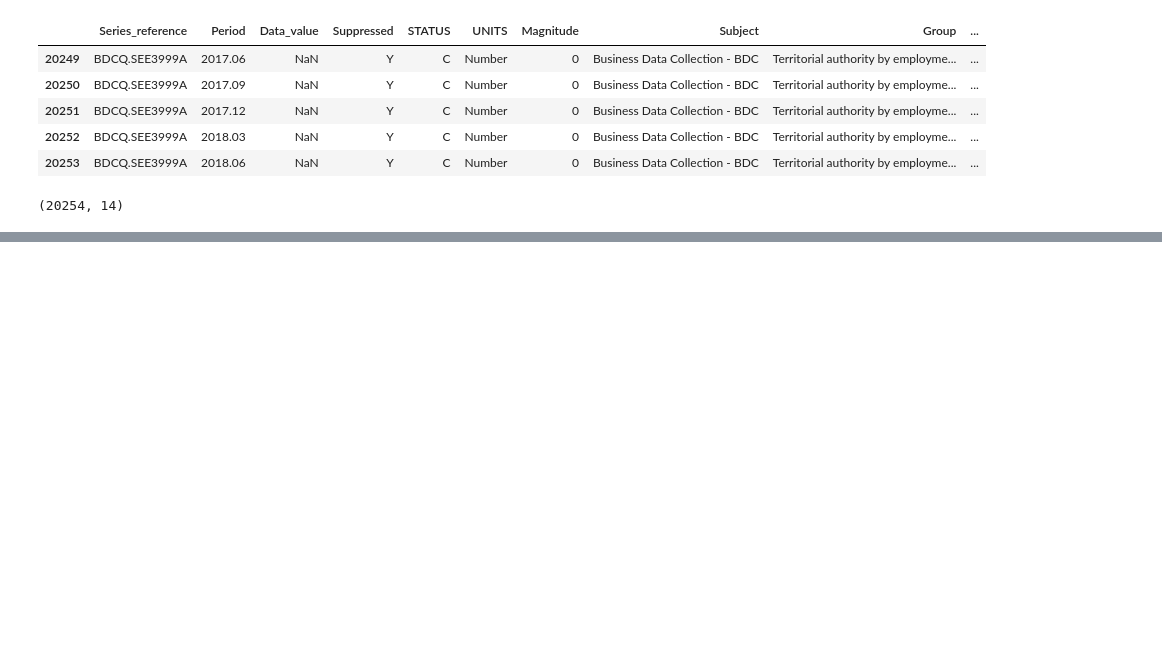
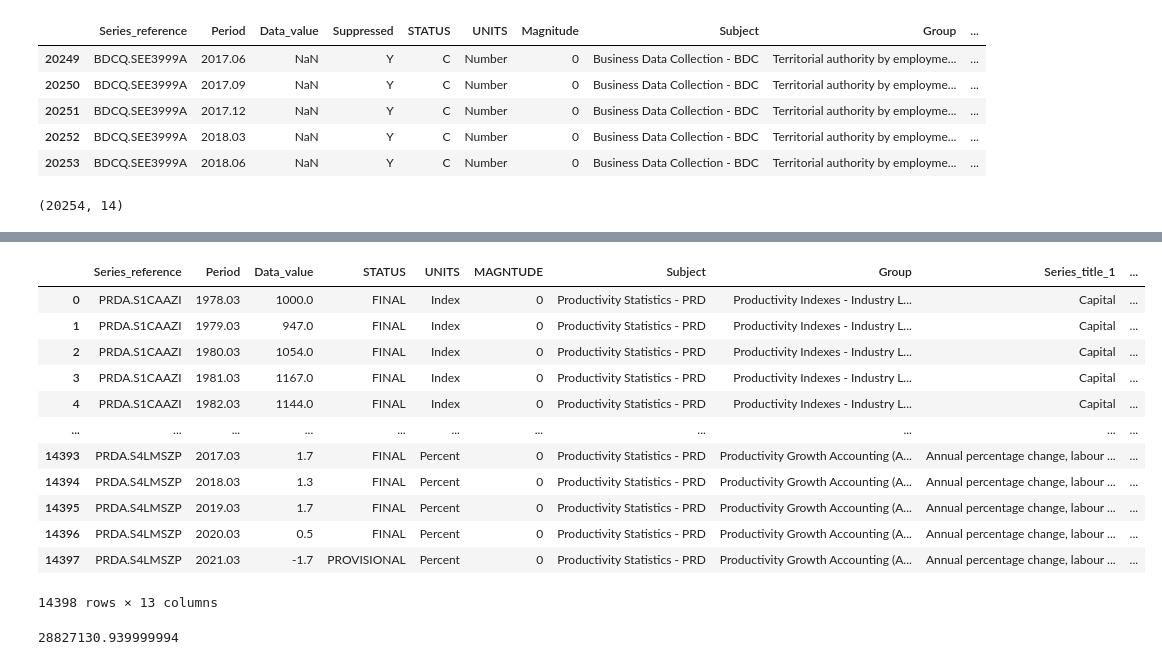
Before and after one commit to SHagitov/Study, a Jupyter notebook: Python/Data.ipynb, the cells around one changed output, grey strips where cells are left out. Saved outputs shown, nothing was run; the diff lists cells and outputs as text; code cells hidden in the pictures; blank space fills up the shorter version.

```diff
--- a/Python/Data.ipynb
+++ b/Python/Data.ipynb
@@ -106,0 +195,22 @@ df.shape
+# %%
+df = pd.read_csv('C:/Users/Marat SHagitov/Documents/GitHub/Study/Python/testXx.csv')
+# %%
+df
+# %% [output]
+|  | Series_reference | Period | Data_value | STATUS | UNITS | MAGNTUDE | Subject | Group | Series_title_1 | ... |
+| 0 | PRDA.S1CAAZI | 1978.03 | 1000.0 | FINAL | Index | 0 | Productivity Statistics - PRD | Productivity Indexes - Industry L... | Capital | ... |
+| 1 | PRDA.S1CAAZI | 1979.03 | 947.0 | FINAL | Index | 0 | Productivity Statistics - PRD | Productivity Indexes - Industry L... | Capital | ... |
+| 2 | PRDA.S1CAAZI | 1980.03 | 1054.0 | FINAL | Index | 0 | Productivity Statistics - PRD | Productivity Indexes - Industry L... | Capital | ... |
+| 3 | PRDA.S1CAAZI | 1981.03 | 1167.0 | FINAL | Index | 0 | Productivity Statistics - PRD | Productivity Indexes - Industry L... | Capital | ... |
+| 4 | PRDA.S1CAAZI | 1982.03 | 1144.0 | FINAL | Index | 0 | Productivity Statistics - PRD | Productivity Indexes - Industry L... | Capital | ... |
+| ... | ... | ... | ... | ... | ... | ... | ... | ... | ... | ... |
+| 14393 | PRDA.S4LMSZP | 2017.03 | 1.7 | FINAL | Percent | 0 | Productivity Statistics - PRD | Productivity Growth Accounting (A... | Annual percentage change, labour ... | ... |
+| 14394 | PRDA.S4LMSZP | 2018.03 | 1.3 | FINAL | Percent | 0 | Productivity Statistics - PRD | Productivity Growth Accounting (A... | Annual percentage change, labour ... | ... |
+| 14395 | PRDA.S4LMSZP | 2019.03 | 1.7 | FINAL | Percent | 0 | Productivity Statistics - PRD | Productivity Growth Accounting (A... | Annual percentage change, labour ... | ... |
+| 14396 | PRDA.S4LMSZP | 2020.03 | 0.5 | FINAL | Percent | 0 | Productivity Statistics - PRD | Productivity Growth Accounting (A... | Annual percentage change, labour ... | ... |
+| 14397 | PRDA.S4LMSZP | 2021.03 | -1.7 | PROVISIONAL | Percent | 0 | Productivity Statistics - PRD | Productivity Growth Accounting (A... | Annual percentage change, labour ... | ... |
+14398 rows × 13 columns
+# %%
+df.Period.sum()
+# %% [output]
+28827130.939999994
```
Also changed, not shown: parts of 26 cells of this notebook, 2 other files.
